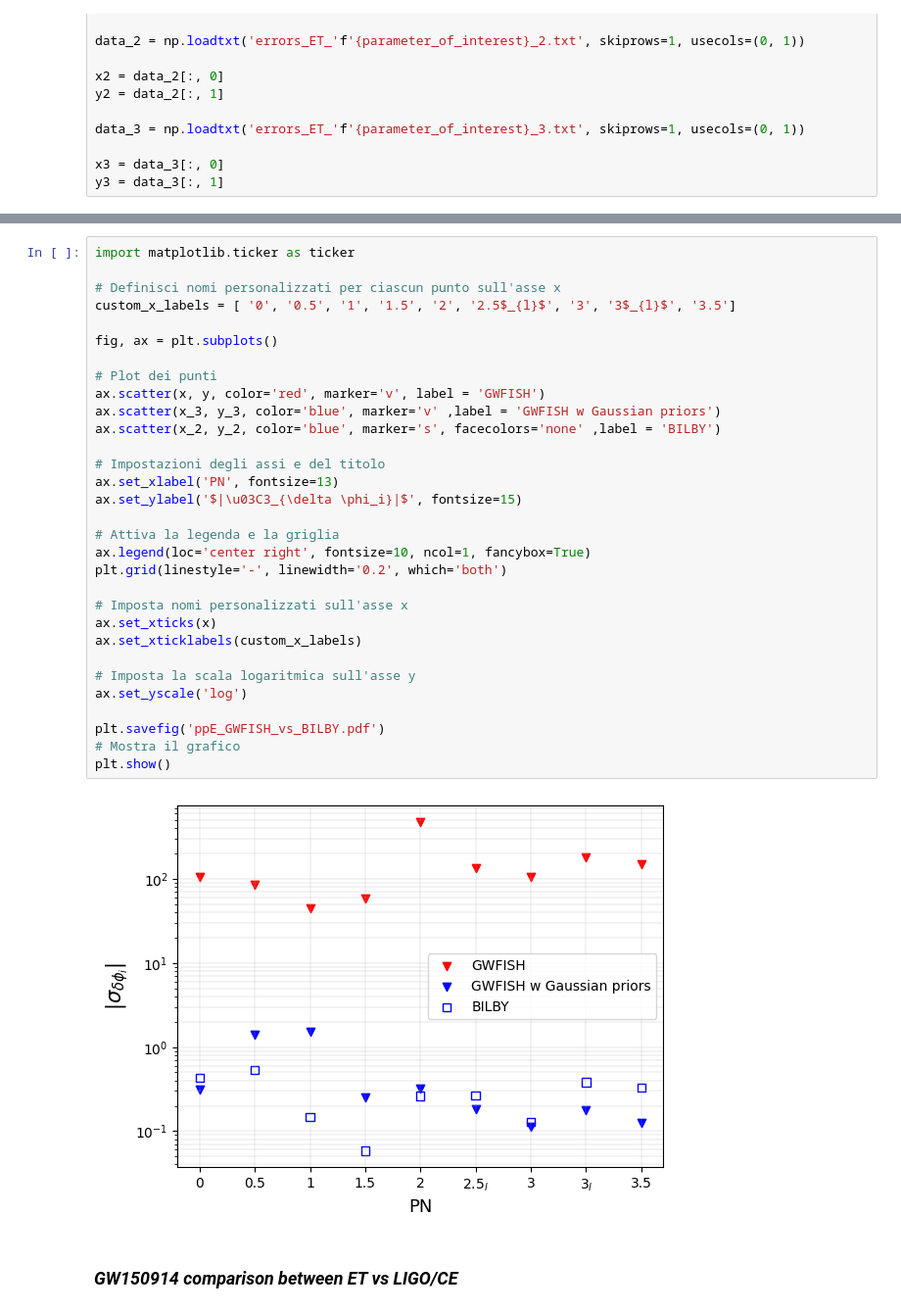
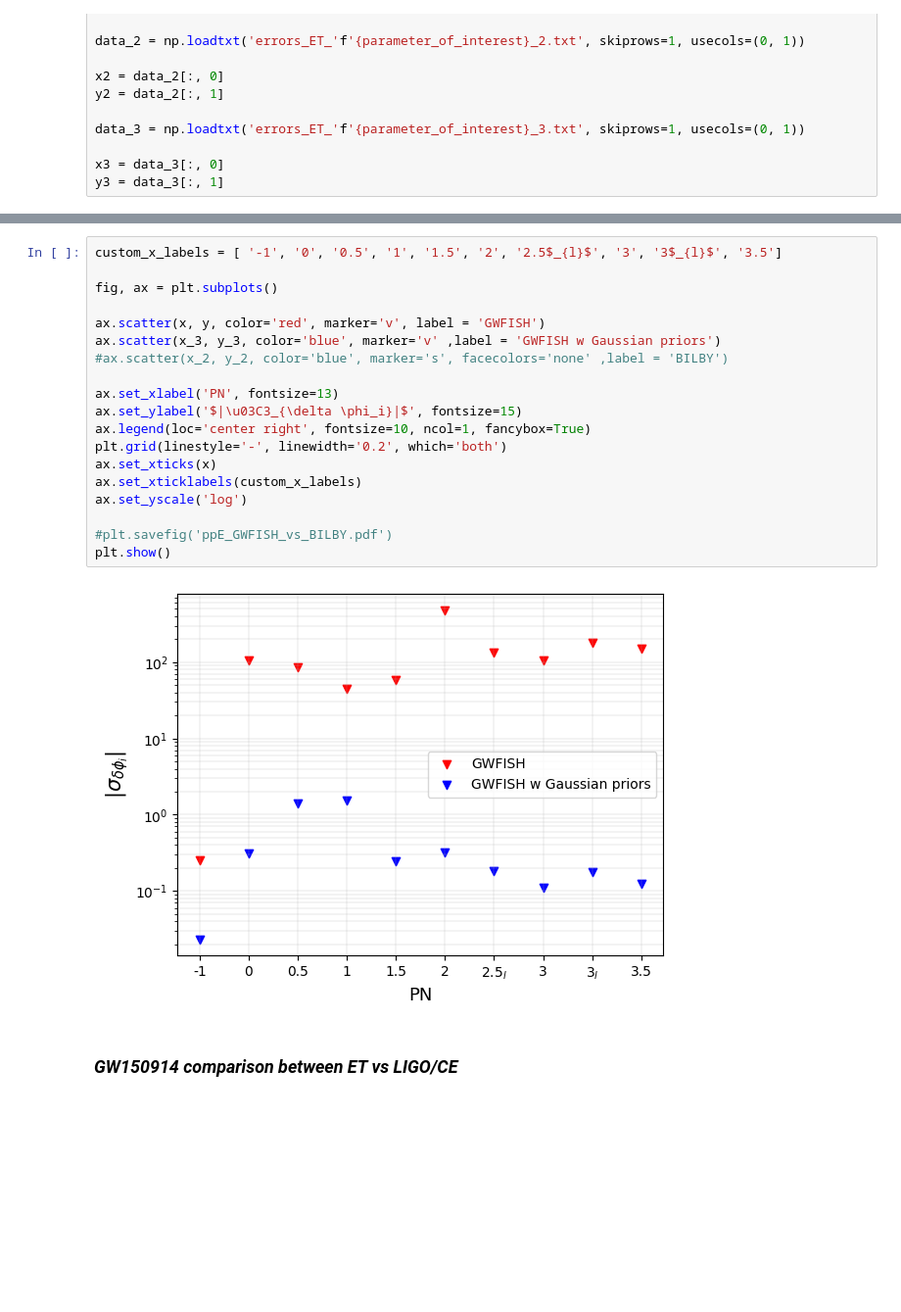
Before and after one commit to AlessandroAgapito23/GWFish_Inspiral_Deviations, a Jupyter notebook: GR_Inspiral_test.ipynb, the cells around one changed output, grey strips where cells are left out. Shown at 98% size. Cells and saved outputs as stored; diff of their text form; blank space fills up the shorter version.

```diff
--- a/GR_Inspiral_test.ipynb
+++ b/GR_Inspiral_test.ipynb
@@ -1155,37 +1826,25 @@ data_3 = np.loadtxt('errors_LLO_O1_LHO_O1_delta_phi_w_priors.txt', skiprows=1, u
 x_3 = data_3[:, 0]
 y_3 = data_3[:, 1]
 # %%
-import matplotlib.ticker as ticker
-
-# Definisci nomi personalizzati per ciascun punto sull'asse x
-custom_x_labels = [ '0', '0.5', '1', '1.5', '2', '2.5$_{l}$', '3', '3$_{l}$', '3.5']
+custom_x_labels = [ '-1', '0', '0.5', '1', '1.5', '2', '2.5$_{l}$', '3', '3$_{l}$', '3.5']
 
 fig, ax = plt.subplots()
 
-# Plot dei punti
 ax.scatter(x, y, color='red', marker='v', label = 'GWFISH')
 ax.scatter(x_3, y_3, color='blue', marker='v' ,label = 'GWFISH w Gaussian priors')
-ax.scatter(x_2, y_2, color='blue', marker='s', facecolors='none' ,label = 'BILBY')
+#ax.scatter(x_2, y_2, color='blue', marker='s', facecolors='none' ,label = 'BILBY')
 
-# Impostazioni degli assi e del titolo
 ax.set_xlabel('PN', fontsize=13)
 ax.set_ylabel('$|\u03C3_{\delta \phi_i}|$', fontsize=15)
-
-# Attiva la legenda e la griglia
 ax.legend(loc='center right', fontsize=10, ncol=1, fancybox=True)
 plt.grid(linestyle='-', linewidth='0.2', which='both')
-
-# Imposta nomi personalizzati sull'asse x
 ax.set_xticks(x)
 ax.set_xticklabels(custom_x_labels)
-
-# Imposta la scala logaritmica sull'asse y
 ax.set_yscale('log')
 
-plt.savefig('ppE_GWFISH_vs_BILBY.pdf')
-# Mostra il grafico
+#plt.savefig('ppE_GWFISH_vs_BILBY.pdf')
 plt.show()
 # %% [output]
-[figure, old version]
+[figure, new version]
 # %% [markdown]
 ### *GW150914 comparison between ET vs LIGO/CE*
```
Also changed, not shown: parts of 151 cells of this notebook.
